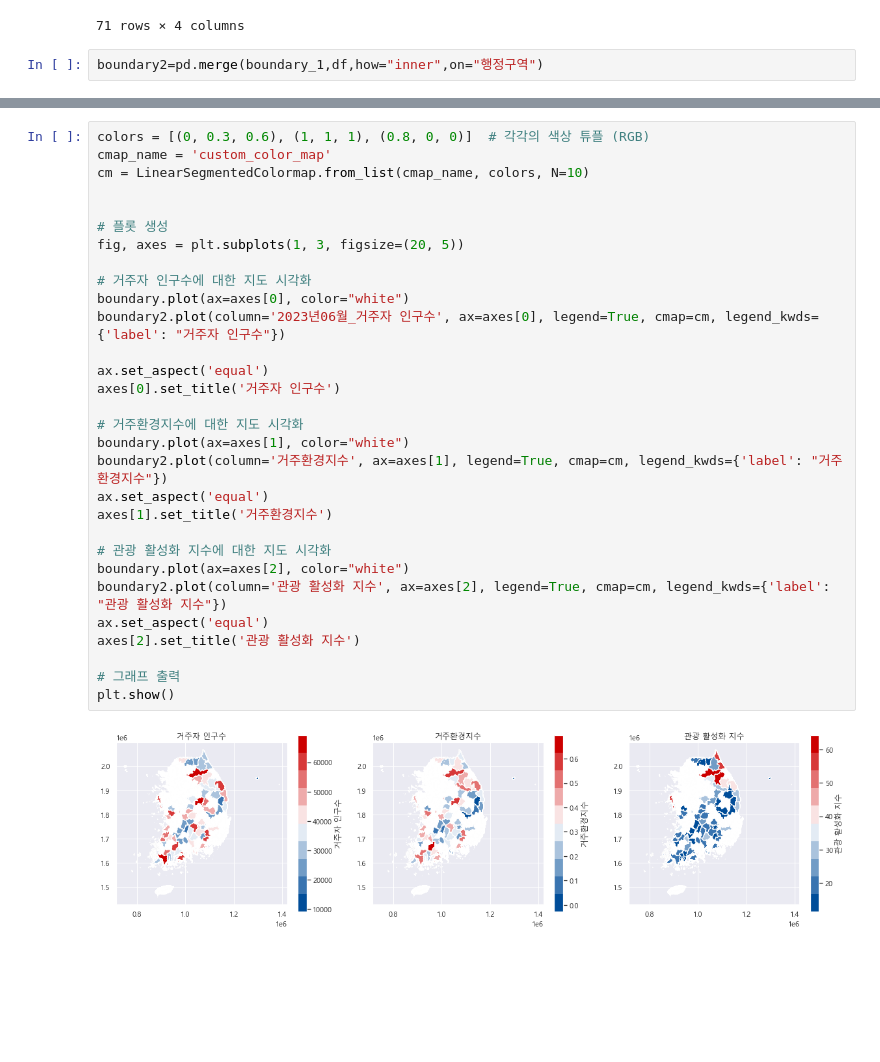
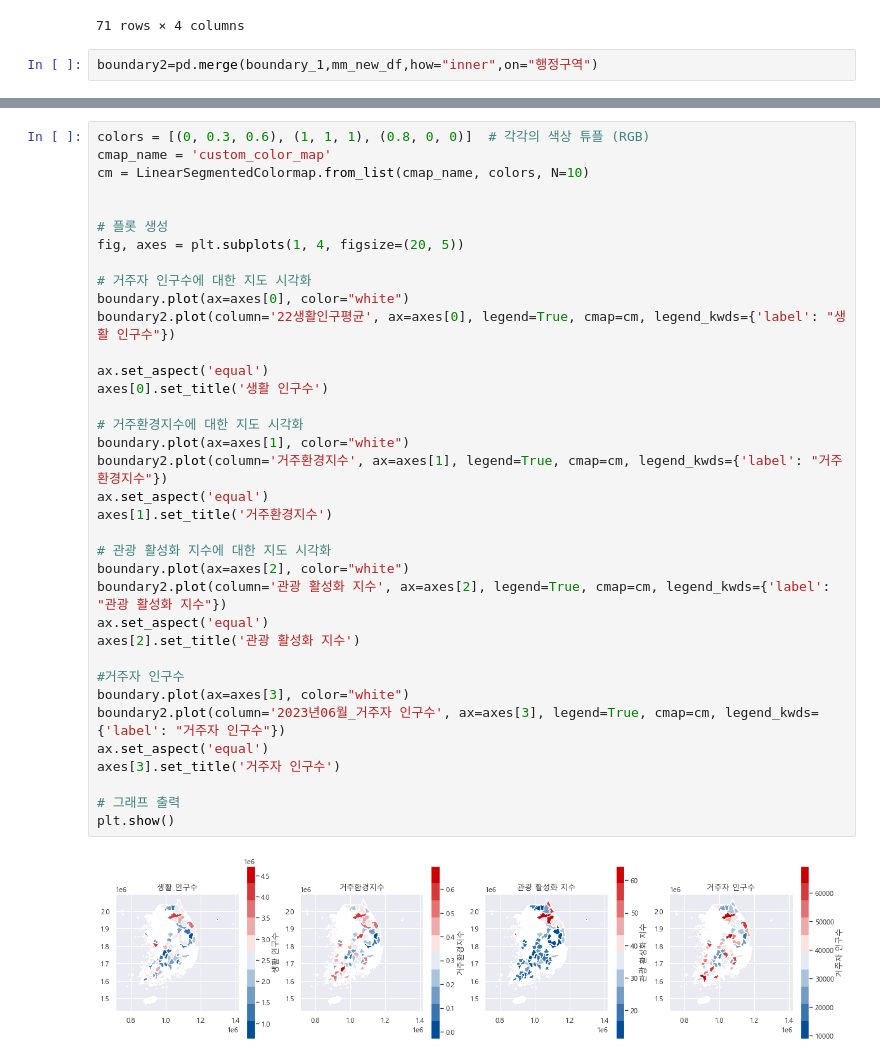
Before and after one commit to won4513/data_analytics, a Jupyter notebook: nabis/지도 시각화.ipynb, the cells around one changed output, grey strips where cells are left out. Saved outputs shown, nothing was run; the diff lists cells and outputs as text; blank space fills up the shorter version.

```diff
--- a/nabis/지도 시각화.ipynb
+++ b/nabis/지도 시각화.ipynb
@@ -129,7 +129,7 @@ boundary_1
 | 249 | 51830 | Yangyang-gun | 양양군 | MULTIPOLYGON (((1102146.292 20107... |
 71 rows × 4 columns
 # %%
-boundary2=pd.merge(boundary_1,df,how="inner",on="행정구역")
+boundary2=pd.merge(boundary_1,mm_new_df,how="inner",on="행정구역")
 # %%
 boundary2
 # %% [output]
@@ -149,32 +149,38 @@ boundary2
 # %%
 colors = [(0, 0.3, 0.6), (1, 1, 1), (0.8, 0, 0)]  # 각각의 색상 튜플 (RGB)
 cmap_name = 'custom_color_map'
 cm = LinearSegmentedColormap.from_list(cmap_name, colors, N=10)
 
 
 # 플롯 생성
-fig, axes = plt.subplots(1, 3, figsize=(20, 5))
+fig, axes = plt.subplots(1, 4, figsize=(20, 5))
 
 # 거주자 인구수에 대한 지도 시각화
 boundary.plot(ax=axes[0], color="white")
-boundary2.plot(column='2023년06월_거주자 인구수', ax=axes[0], legend=True, cmap=cm, legend_kwds={'label': "거주자 인구수"})
+boundary2.plot(column='22생활인구평균', ax=axes[0], legend=True, cmap=cm, legend_kwds={'label': "생활 인구수"})
 
 ax.set_aspect('equal')
-axes[0].set_title('거주자 인구수')
+axes[0].set_title('생활 인구수')
 
 # 거주환경지수에 대한 지도 시각화
 boundary.plot(ax=axes[1], color="white")
 boundary2.plot(column='거주환경지수', ax=axes[1], legend=True, cmap=cm, legend_kwds={'label': "거주환경지수"})
 ax.set_aspect('equal')
 axes[1].set_title('거주환경지수')
 
 # 관광 활성화 지수에 대한 지도 시각화
 boundary.plot(ax=axes[2], color="white")
 boundary2.plot(column='관광 활성화 지수', ax=axes[2], legend=True, cmap=cm, legend_kwds={'label': "관광 활성화 지수"})
 ax.set_aspect('equal')
 axes[2].set_title('관광 활성화 지수')
 
+#거주자 인구수
+boundary.plot(ax=axes[3], color="white")
+boundary2.plot(column='2023년06월_거주자 인구수', ax=axes[3], legend=True, cmap=cm, legend_kwds={'label': "거주자 인구수"})
+ax.set_aspect('equal')
+axes[3].set_title('거주자 인구수')
+
 # 그래프 출력
 plt.show()
 # %% [output]
-[figure, old version]
+[figure, new version]
```
Also changed, not shown: parts of 3 cells of this notebook.
